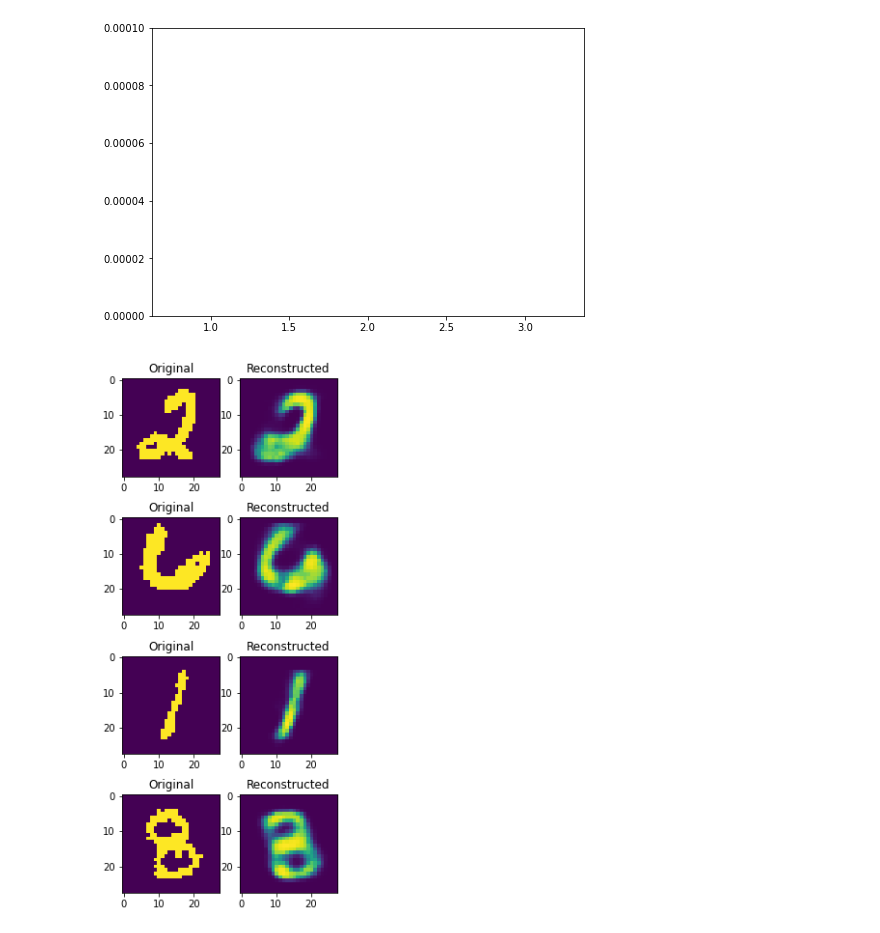
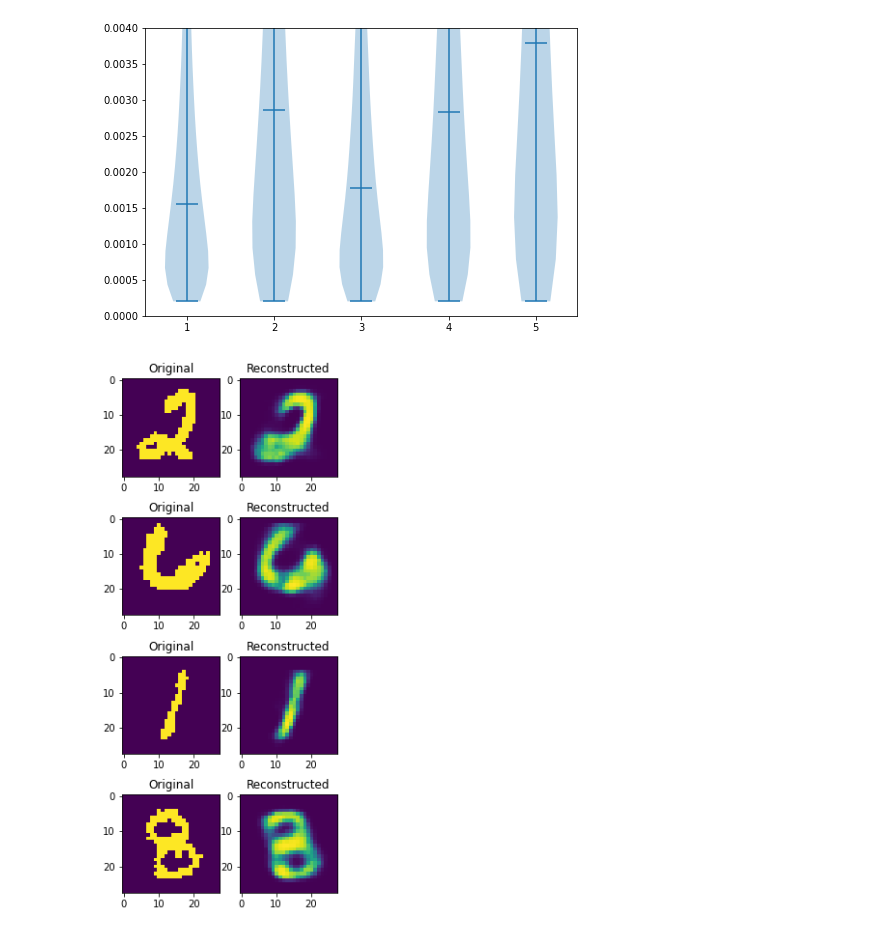
Before and after one commit to ox-advanced-topics-ml-2022-23-group-13/elbo-comparison, a Jupyter notebook: comparison/notebooks/mnist.ipynb, the cells around one changed output. Saved outputs shown, nothing was run; the diff lists cells and outputs as text; code cells hidden in the pictures.

```diff
--- a/comparison/notebooks/mnist.ipynb
+++ b/comparison/notebooks/mnist.ipynb
@@ -328,18 +345,19 @@ effective_sample_sizes = compute_ess(model, 5000)
+# %%
+ess_samples = torch.load("ess")
 # %%
 import matplotlib.pyplot as plt
-
 # Create a figure instance
 fig = plt.figure()
 
 # Create an axes instance
 ax = fig.add_axes([0,0,1,1])
 
 # Create the boxplot
-bp = ax.violinplot([effective_sample_sizes, [1e-2], [2e-2]])
-plt.ylim(0,1e-4)
+bp = ax.violinplot(ess_samples, showmedians=True, points=100)
+plt.ylim(0,4e-3)
 plt.show()
 # %% [output]
-[figure, old version]
+[figure, new version]
 # %%
 #test_results = train_and_evaluate(model, [optim], train_loader, test_loader, eval_discard(IWAE_loss, M=1, K=64), 6, 10, model_dir+"test")
 
```
Also changed, not shown: parts of 9 cells of this notebook, 3 other files.
